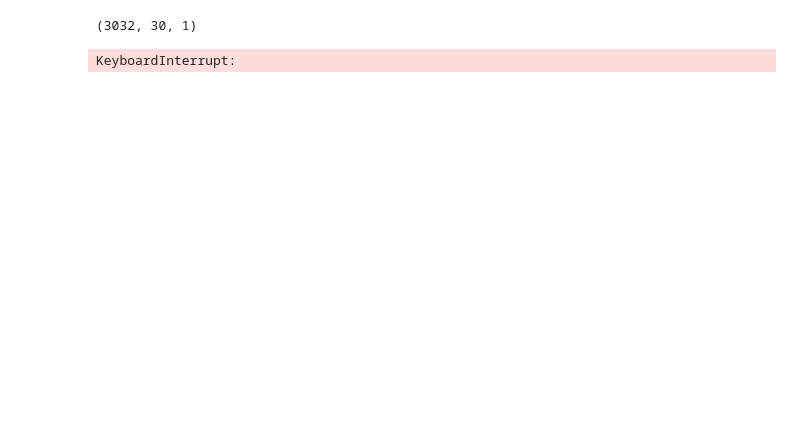
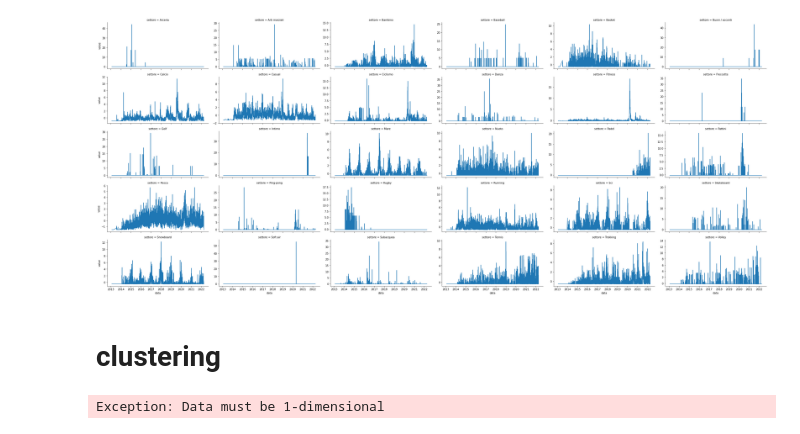
Before and after one commit to PaoloComensoli/progetto-dslab, a Jupyter notebook: src/clustering.ipynb, the cells around one changed output. Drawn from its saved outputs; the diff is of its cells as text; code cells hidden in the pictures; blank space fills up the shorter version.

Commit message:
change clustering

```diff
--- a/src/clustering.ipynb
+++ b/src/clustering.ipynb
@@ -17,10 +14,23 @@ df_pivoted = df_pivoted.fillna(0)
-# %%
-df_pivoted.to_numpy()[..., np.newaxis].shape
-# tslearn requires the dataset to be a matrix of shape(n_timestamps, n_timeseries, dimension )
-# %% [output]
-(3032, 30, 1)
-# %%
-km = KernelKMeans(n_clusters=3, kernel="gak", random_state=0)
-km.fit(df_pivoted.to_numpy()[..., np.newaxis])
-# %% [output]
-KeyboardInterrupt:
+# %%
+def pivot_scale_and_fillna(df):
+    """
+    returns a pivoted version of the dataframe where the values
+    are scaled and null values substituted with zeros
+    """
+    scaler = StandardScaler()
+    df_pivoted = pd.pivot(data = df, index = 'data', columns = 'settore', values = 'totale')
+    col_names = [col_name for col_name in df_pivoted.columns]
+    index_ = df_pivoted.index
+    df_pivoted = df_pivoted.fillna(0)
+    df_pivoted = pd.DataFrame(scaler.fit_transform(df_pivoted), columns = col_names, index = index_)
+    return df_pivoted
+# %%
+df = pivot_scale_and_fillna(df).reset_index()
+# %%
+df_for_plot = df.melt(id_vars = 'data', var_name = 'settore')
+facet = sns.FacetGrid(data = df_for_plot,  col = 'settore',  col_wrap = 6, sharey = False, height = 3, aspect= 2)
+facet.map(sns.lineplot, 'data', 'value');
+# %% [output]
+[figure, added]
+# %% [markdown]
+# clustering
@@ -26,0 +41,6 @@ KeyboardInterrupt:
+# %%
+clusters = pd.DataFrame({'cluster_0' : pd.Series(km.cluster_centers_[0]),
+                         'cluster_1': pd.Series(km.cluster_centers_[1]),
+                         'cluster_2': pd.Series(km.cluster_centers_[2])})
+# %% [output]
+Exception: Data must be 1-dimensional
```
Also changed, not shown: parts of 7 cells of this notebook, 1 other file.
